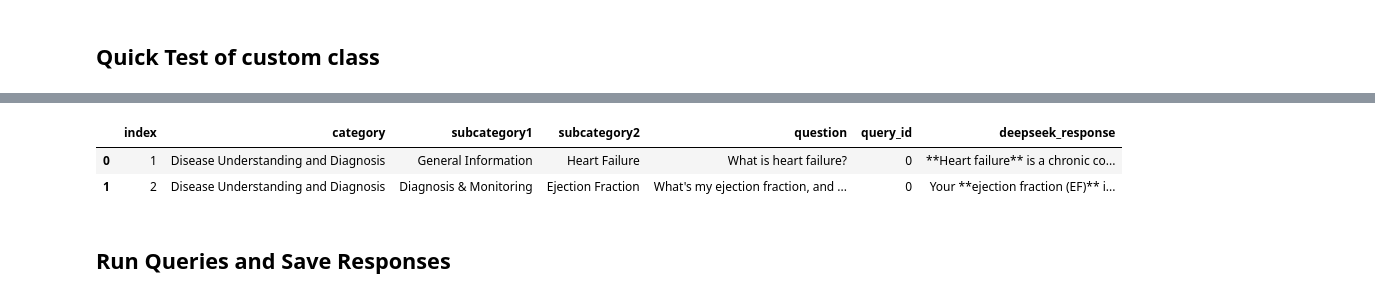
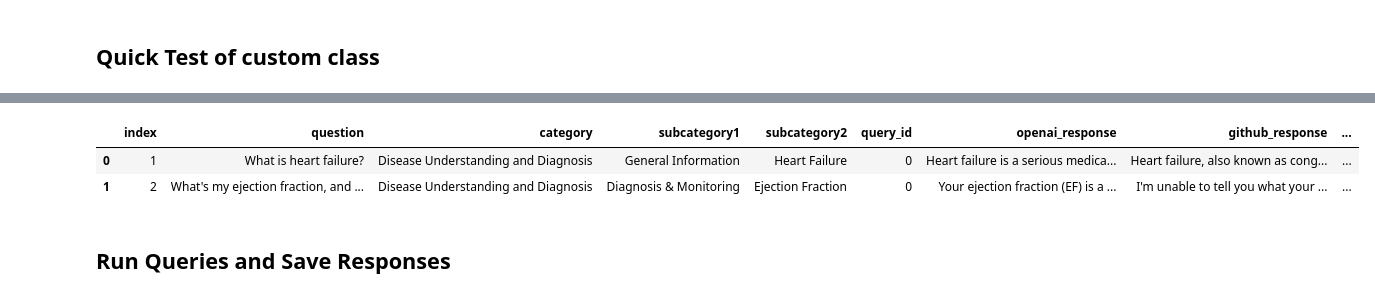
Before and after one commit to q050cr/llm_eval2025, a Jupyter notebook: notebooks/chatlas_query.ipynb, the cells around one changed output, grey strips where cells are left out. Drawn from its saved outputs; the diff is of its cells as text; code cells hidden in the pictures.

```diff
--- a/notebooks/chatlas_query.ipynb
+++ b/notebooks/chatlas_query.ipynb
@@ -29,32 +33,3 @@ github_pat = os.getenv("GITHUB_PAT")
-# %%
-# Custom class for Deepseek API integration
-
-# Create a response object compatible with other Chatlas models having the 'content' instance + raw_response in addition
-class ResponseWrapper:
-    def __init__(self, content, raw_response):
-        self.content = content
-        self.raw_response = raw_response
-
-
-class DeepseekChat:
-    def __init__(self, model, system_prompt, api_key):
-        self.model = model
-        self.system_prompt = system_prompt
-        self.client = OpenAI(
-            api_key=api_key, base_url="https://api.deepseek.com")
-
-    def chat(self, user_input, echo=None):
-        # Create a response object similar to what Chatlas expects
-        response = self.client.chat.completions.create(
-            model=self.model,
-            messages=[
-                {"role": "system", "content": self.system_prompt},
-                {"role": "user", "content": user_input}
-            ],
-            stream=False
-        )
-
-        return ResponseWrapper(response.choices[0].message.content, response)
 # %% [markdown]
 ## Load Questions from CSV
 # %%
@@ -93,8 +68,8 @@ def initialize_model(model_name):
         api_key = os.getenv('OPENAI_API_KEY')
         if not api_key:
             raise EnvironmentError("Missing OPENAI_API_KEY")
-        # https://platform.openai.com/docs/models
-        return ChatOpenAI(model="gpt-4o-2024-11-20", system_prompt=system_prompt, api_key=api_key)
+        # https://platform.openai.com/docs/models, custom OpenAI class
+        return OpenAIChat(model="gpt-4o-2024-11-20", system_prompt=system_prompt, api_key=api_key)
 
     elif model_name == 'deepseek':
         api_key = os.getenv('DEEPSEEK_API_KEY')
@@ -122,7 +97,8 @@ def initialize_model(model_name):
         if not api_key:
             raise EnvironmentError("Missing PERPLEXITY_API_KEY")
         # ["sonar", "sonar-pro", "r1-1776"], https://docs.perplexity.ai/models/model-cards
-        return ChatPerplexity(model="sonar-pro", system_prompt=system_prompt, api_key=api_key)
+        # Use custom Perplexity Class
+        return ChatPerplexityDirect(api_key=api_key, model="sonar-pro", system_prompt=system_prompt)
 
     elif model_name == 'github':
         api_key = os.getenv('GITHUB_PAT')
@@ -232,4 +294,11 @@ responses_df, raw_responses = query_models_chatlas(
     store_full_response=True
 )
+# %%
+responses_df_parallel, raw_responses_parallel = query_models_parallel(
+    questions_df=questions_df.iloc[0:2],
+    models_to_run=['openai', 'github', 'perplexity',
+                   'google', 'anthropic', 'deepseek'],
+    store_full_response=True
+)
 # %%
 # custom instance DeepSeekChat
@@ -239,8 +325,8 @@ CompletionUsage(completion_tokens=381, prompt_tokens=8, total_tokens=389, comple
 # %%
-responses_df
+responses_df_parallel
 # %% [output]
-|  | index | category | subcategory1 | subcategory2 | question | query_id | deepseek_response |
-| 0 | 1 | Disease Understanding and Diagnosis | General Information | Heart Failure | What is heart failure? | 0 | **Heart failure** is a chronic co... |
-| 1 | 2 | Disease Understanding and Diagnosis | Diagnosis & Monitoring | Ejection Fraction | What's my ejection fraction, and ... | 0 | Your **ejection fraction (EF)** i... |
+|  | index | question | category | subcategory1 | subcategory2 | query_id | openai_response | github_response | ... |
+| 0 | 1 | What is heart failure? | Disease Understanding and Diagnosis | General Information | Heart Failure | 0 | Heart failure is a serious medica... | Heart failure, also known as cong... | ... |
+| 1 | 2 | What's my ejection fraction, and ... | Disease Understanding and Diagnosis | Diagnosis & Monitoring | Ejection Fraction | 0 | Your ejection fraction (EF) is a ... | I'm unable to tell you what your ... | ... |
 # %% [markdown]
 ## Run Queries and Save Responses
```
Also changed, not shown: parts of 9 cells of this notebook, 5 other files.
